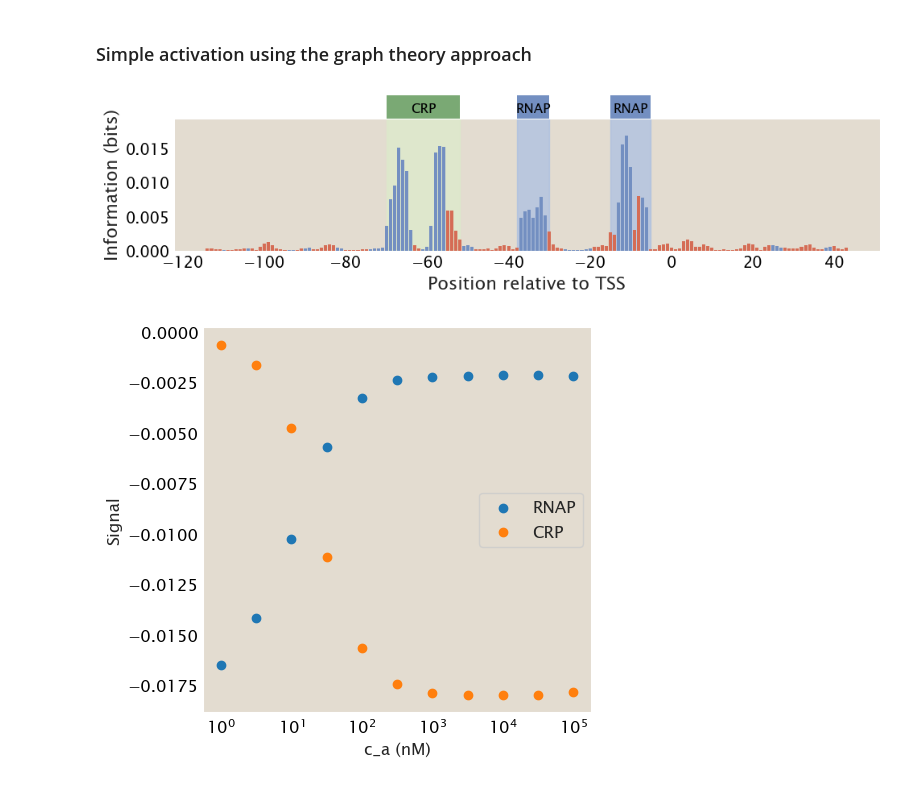
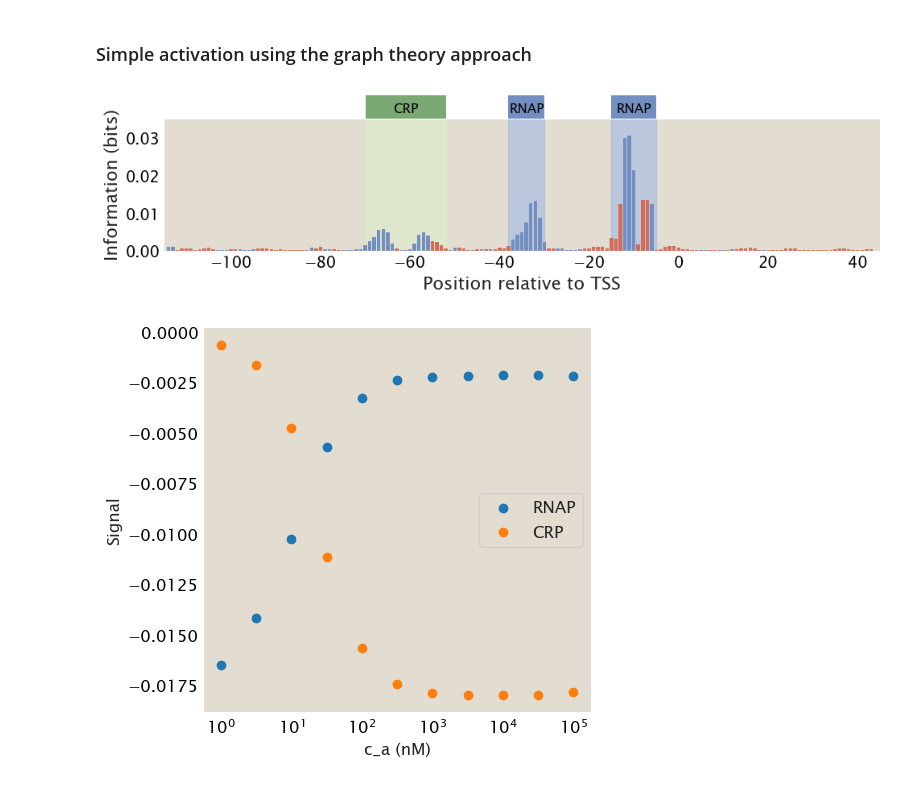
Before and after one commit to RPGroup-PBoC/theoretical_regseq, a Jupyter notebook: notebooks/broken-detailed-balance/broken_detailed_balance.ipynb, the cells around one changed output. Drawn from its saved outputs; the diff is of its cells as text; code cells hidden in the pictures.

```diff
--- a/notebooks/broken-detailed-balance/broken_detailed_balance.ipynb
+++ b/notebooks/broken-detailed-balance/broken_detailed_balance.ipynb
@@ -113,25 +108,25 @@ def simact_graph(p_seq, a_seq, c_p, c_a, p_emat, a_emat,
 # %%
 # copy numbers
 c_a = 50 # nM
 c_p = 5000 # nM
 
 # binding energies
 ep_wt = -3
 ea_wt = -13
-e_ap = -13
+e_ap = -12
 
 U_P_unbinding = 0
 U_P_unbinding_with_A = 0
 
 df = tregs.simulate.sim(promoter, simact_graph, [rnap_site, crp_site],
                         *[c_p, c_a, rnap_emat, crp_emat, ep_wt, ea_wt, e_ap,
                           U_P_unbinding, U_P_unbinding_with_A])
 
 region_params = [(-38, -30, 'P', 'RNAP'), (-15, -5, 'P', 'RNAP'), (-70, -52, 'A', 'CRP')]
 tregs.footprint.plot_footprint(promoter, df, region_params, up_scaling_factor=0.1,
                                annotate_stn=False)
 # %% [output]
-[figure, old version]
+[figure, new version]
 # %%
 mutant_bank = []
 for i in range(1):
```
Also changed, not shown: parts of 1 cell of this notebook, 1 other file.
